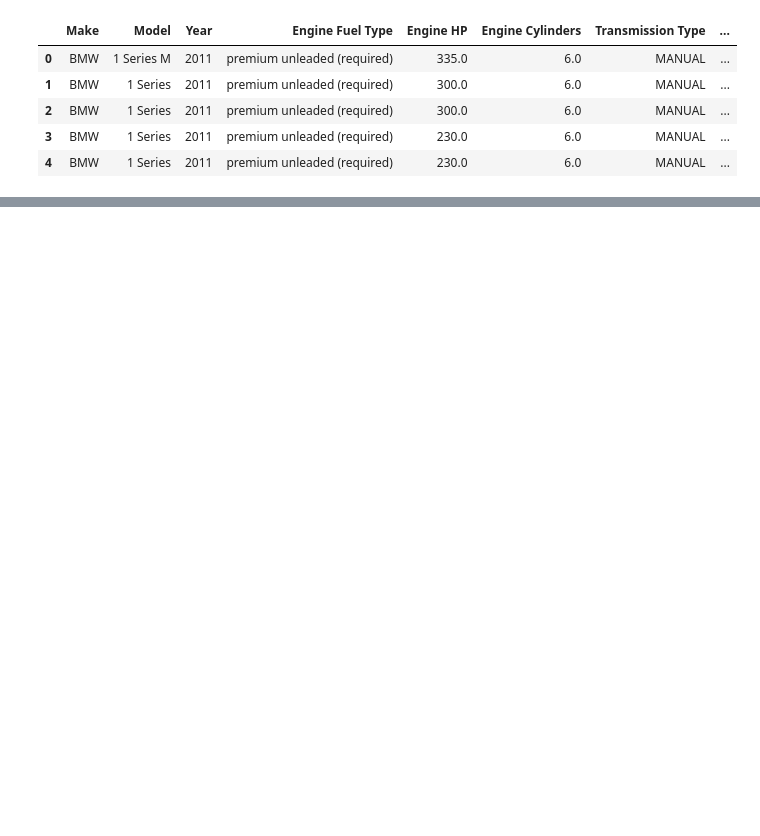
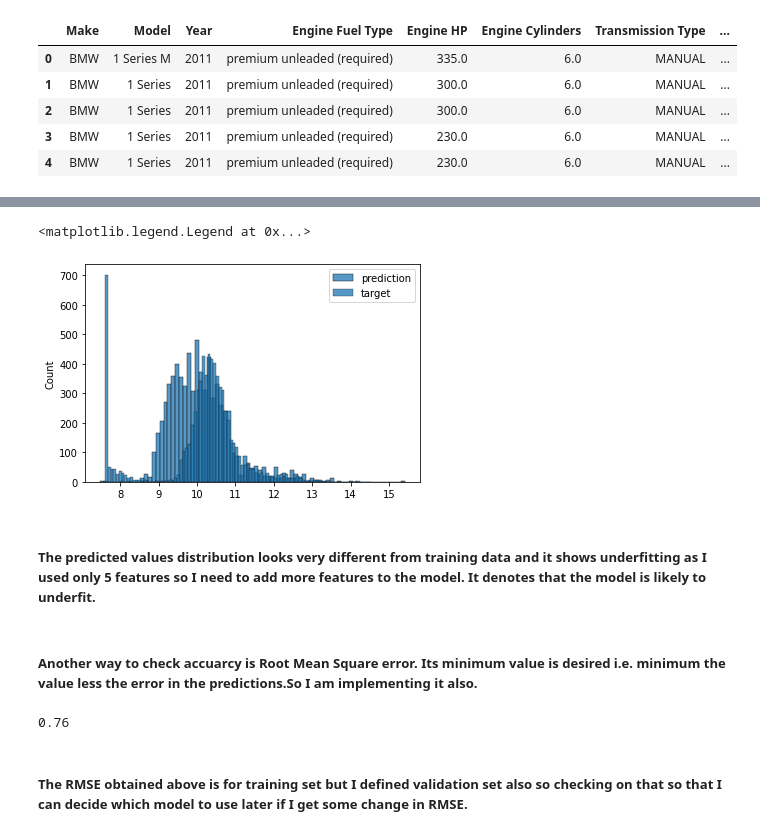
Before and after one commit to ver-akshat/Car-price-prediction, a Jupyter notebook: Car_price_prediction.ipynb, the cells around one changed output, grey strips where cells are left out. Saved outputs shown, nothing was run; the diff lists cells and outputs as text; code cells hidden in the pictures; blank space fills up the shorter version.

Commit message:
First commit for this

```diff
--- a/Car_price_prediction.ipynb
+++ b/Car_price_prediction.ipynb
@@ -32,0 +128,22 @@ df.describe()
+# %%
+# Defining Linear Regression function
+def Linear_Regression(X,y):
+    ones=np.ones(X.shape[0])
+    # adding array of 1s to main matrix X
+    X=np.column_stack([ones,X])
+    # normal equation
+    XTX=X.T.dot(X)
+    XTX_inverse=np.linalg.inv(XTX)
+    w=XTX_inverse.dot(X.T).dot(y)
+    return w[0],w[1:] # Here splitting weight vector into bias and other terms
+# %%
+# Now I have trained linear regression model so I need to predict the prices
+# Taking only some of numerical features for the base model
+first=['engine_hp', 'engine_cylinders', 'highway_mpg', 'city_mpg','popularity']
+new_df=df_train[first]
+# Before proceeding to predict price I know that there are multiple missing values in data so I am not dropping them as I can lose
+# information so replacing them with some number ex-0 as there are not so much missing values in features I chose.
+#  Also I can replace this with mean or median value but first trying with 0.
+new_df=new_df.fillna(0)
+# convert new_df to a numpy matrix
+X_train=new_df.values
@@ -32,0 +157,18 @@ df.describe()
+# %%
+# Training linear regression
+w0,w=Linear_Regression(X_train,y_train)
+# %%
+# making prediction
+y_pred=w0+X_train.dot(w)
+# %%
+# Comparig 2 histplots of prices for comparison
+sns.histplot(y_pred, label='prediction')
+sns.histplot(y_train, label='target')
+plt.legend()
+# %% [output]
+<matplotlib.legend.Legend at 0x...>
+[figure, added]
+# %% [markdown]
+##### The predicted values distribution looks very different from training data and it shows underfitting as I used only 5 features so I need to add more features to the model. It denotes that the model is likely to underfit.
+# %% [markdown]
+##### Another way to check accuarcy is Root Mean Square error. Its minimum value is desired i.e. minimum the value less the error in the predictions.So I am implementing it also.
@@ -32,0 +180,7 @@ df.describe()
+# %%
+# Checking RMSE for the predictions just made
+rmse(y_train,y_pred)
+# %% [output]
+0.76
+# %% [markdown]
+##### The RMSE obtained above is for training set but I defined validation set also so checking on that so that I can decide which model to use later if I get some change in RMSE.
```
Also changed, not shown: parts of 30 cells of this notebook.
